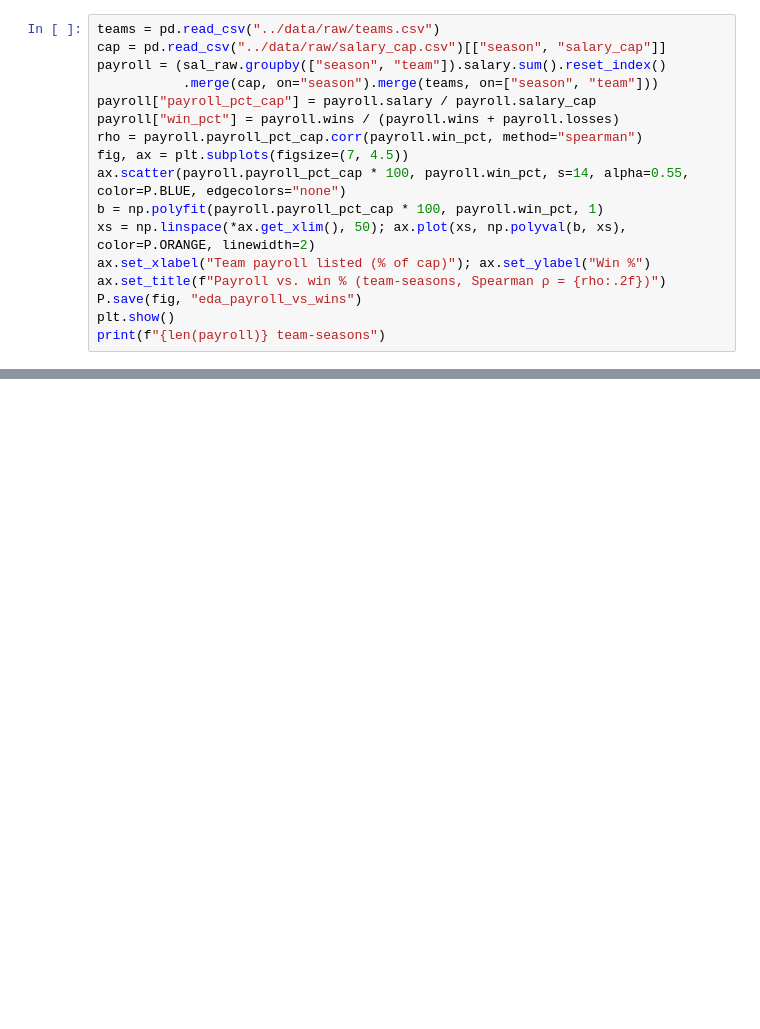
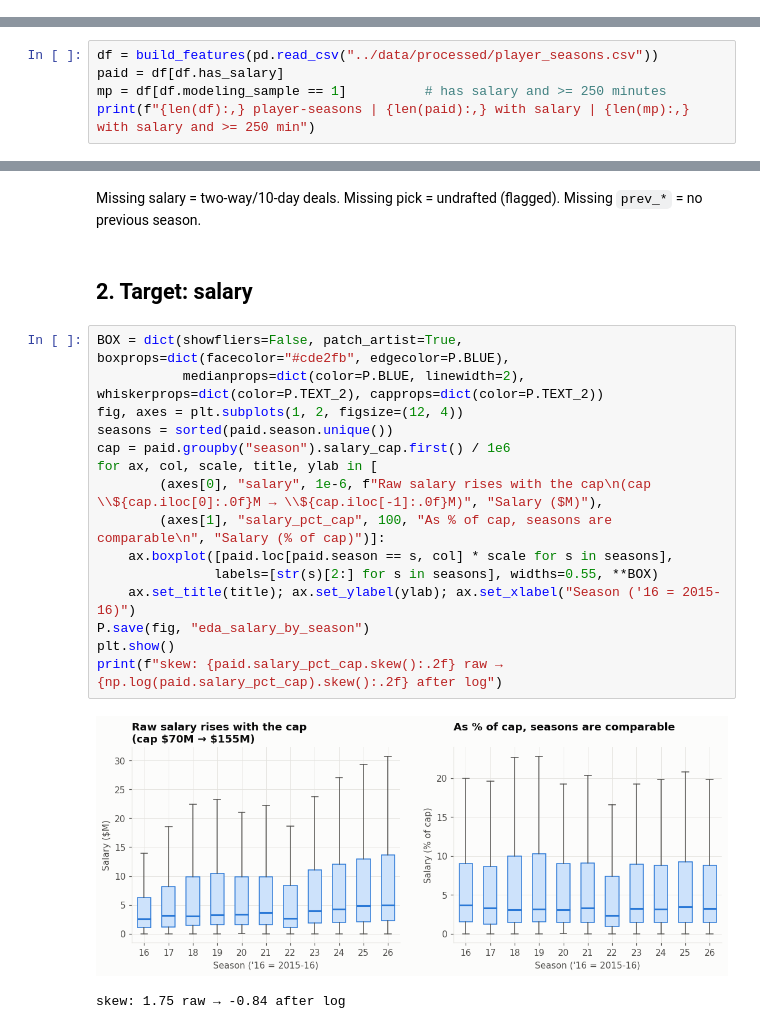
Before and after one commit to gervickas/nba-salary-performance, a Jupyter notebook: notebooks/02_eda.ipynb, the cells around one changed output, grey strips where cells are left out. Cells and saved outputs as stored; diff of their text form; blank space fills up the shorter version.

```diff
--- a/notebooks/02_eda.ipynb
+++ b/notebooks/02_eda.ipynb
@@ -306,17 +0,0 @@ mp.groupby("pos_group")[["salary_pct_cap", "pts", "trb", "ast", "bpm_raw", "vorp
-# %%
-teams = pd.read_csv("../data/raw/teams.csv")
-cap = pd.read_csv("../data/raw/salary_cap.csv")[["season", "salary_cap"]]
-payroll = (sal_raw.groupby(["season", "team"]).salary.sum().reset_index()
-           .merge(cap, on="season").merge(teams, on=["season", "team"]))
-payroll["payroll_pct_cap"] = payroll.salary / payroll.salary_cap
-payroll["win_pct"] = payroll.wins / (payroll.wins + payroll.losses)
-rho = payroll.payroll_pct_cap.corr(payroll.win_pct, method="spearman")
-fig, ax = plt.subplots(figsize=(7, 4.5))
-ax.scatter(payroll.payroll_pct_cap * 100, payroll.win_pct, s=14, alpha=0.55, color=P.BLUE, edgecolors="none")
-b = np.polyfit(payroll.payroll_pct_cap * 100, payroll.win_pct, 1)
-xs = np.linspace(*ax.get_xlim(), 50); ax.plot(xs, np.polyval(b, xs), color=P.ORANGE, linewidth=2)
-ax.set_xlabel("Team payroll listed (% of cap)"); ax.set_ylabel("Win %")
-ax.set_title(f"Payroll vs. win % (team-seasons, Spearman ρ = {rho:.2f})")
-P.save(fig, "eda_payroll_vs_wins")
-plt.show()
-print(f"{len(payroll)} team-seasons")
@@ -388,0 +16,5 @@ Most 'overpaid' (pay rank >> production rank):
+# %%
+df = build_features(pd.read_csv("../data/processed/player_seasons.csv"))
+paid = df[df.has_salary]
+mp = df[df.modeling_sample == 1]          # has salary and >= 250 minutes
+print(f"{len(df):,} player-seasons | {len(paid):,} with salary | {len(mp):,} with salary and >= 250 min")
@@ -388,0 +36,22 @@ Most 'overpaid' (pay rank >> production rank):
+# %% [markdown]
+Missing salary = two-way/10-day deals. Missing pick = undrafted (flagged). Missing `prev_*` = no previous season.
+# %% [markdown]
+## 2. Target: salary
+# %%
+BOX = dict(showfliers=False, patch_artist=True, boxprops=dict(facecolor="#cde2fb", edgecolor=P.BLUE),
+           medianprops=dict(color=P.BLUE, linewidth=2), whiskerprops=dict(color=P.TEXT_2), capprops=dict(color=P.TEXT_2))
+fig, axes = plt.subplots(1, 2, figsize=(12, 4))
+seasons = sorted(paid.season.unique())
+cap = paid.groupby("season").salary_cap.first() / 1e6
+for ax, col, scale, title, ylab in [
+        (axes[0], "salary", 1e-6, f"Raw salary rises with the cap\n(cap \\${cap.iloc[0]:.0f}M → \\${cap.iloc[-1]:.0f}M)", "Salary ($M)"),
+        (axes[1], "salary_pct_cap", 100, "As % of cap, seasons are comparable\n", "Salary (% of cap)")]:
+    ax.boxplot([paid.loc[paid.season == s, col] * scale for s in seasons],
+               labels=[str(s)[2:] for s in seasons], widths=0.55, **BOX)
+    ax.set_title(title); ax.set_ylabel(ylab); ax.set_xlabel("Season ('16 = 2015-16)")
+P.save(fig, "eda_salary_by_season")
+plt.show()
+print(f"skew: {paid.salary_pct_cap.skew():.2f} raw → {np.log(paid.salary_pct_cap).skew():.2f} after log")
+# %% [output]
+[figure, added]
+skew: 1.75 raw → -0.84 after log
```
Also changed, not shown: parts of 53 cells of this notebook, 17 other files.
